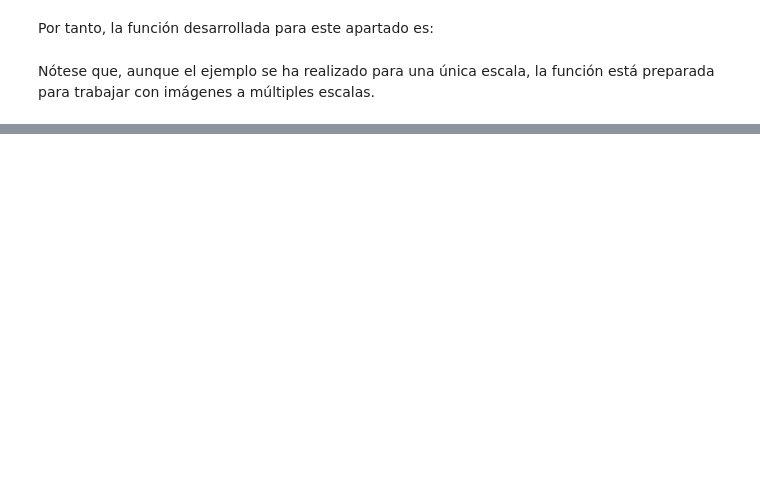
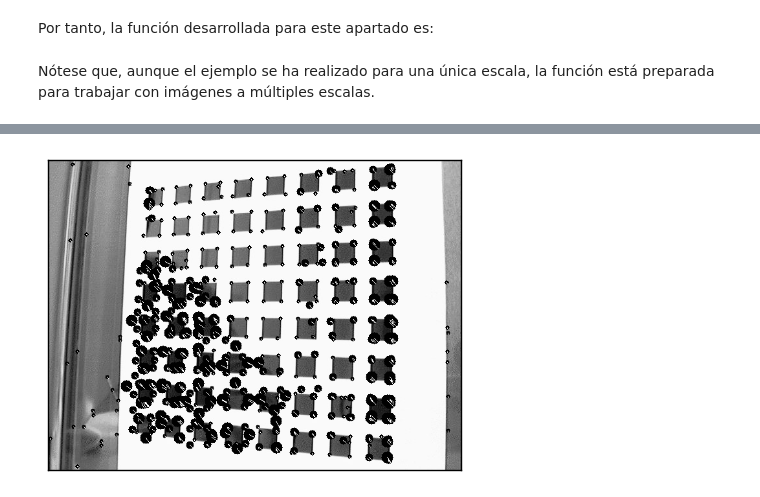
Before and after one commit to mgmacias95/Vision-por-Computador, a Jupyter notebook: P2/Visión por Computador - Práctica 2.ipynb, the cells around one changed output, grey strips where cells are left out. Cells and saved outputs as stored; diff of their text form; code cells hidden in the pictures; blank space fills up the shorter version.

```diff
--- a/P2/Visión por Computador - Práctica 2.ipynb
+++ b/P2/Visión por Computador - Práctica 2.ipynb
@@ -199,0 +238,22 @@ Nótese que, aunque el ejemplo se ha realizado para una única escala, la funci
+# %%
+# Función para calcular la orientación de cada esquina encontrada.
+def find_orientacion(escalas, esquinas, sigma=4.5):
+    # calculamos las derivadas en x y en y aplicando un filtro sobel sobre la imagen. Una vez calculadas las derivadas,
+    # calcular la arcotangente, que será la orientación del punto.
+    orientaciones = []
+    for i in range(len(escalas)):
+        k = my_getGaussianKernel(sigma=sigma)
+        esq_int = esquinas[i].T.astype(int)
+        grad_x = my_filter2D(src=escalas[i], kernel=k, borderType='reflect',\
+                             ejex=True, ejey=False)[esq_int[0], esq_int[1]]
+        grad_y = my_filter2D(src=escalas[i], kernel=k, borderType='reflect',\
+                             ejex=False, ejey=True)[esq_int[0], esq_int[1]]
+        orientaciones.append(np.arctan2(grad_y, grad_x))
+
+    draw_circle_on_corners(img=escalas[0], esquinas=esquinas, scale=3, orientaciones=orientaciones, addOrientation=True)
+
+    return orientaciones
+
+orientacion = find_orientacion(escalas=escalas, esquinas=esquinas_ref)
+# %% [output]
+[figure, added]
```
Also changed, not shown: parts of 6 cells of this notebook, 1 other file.
